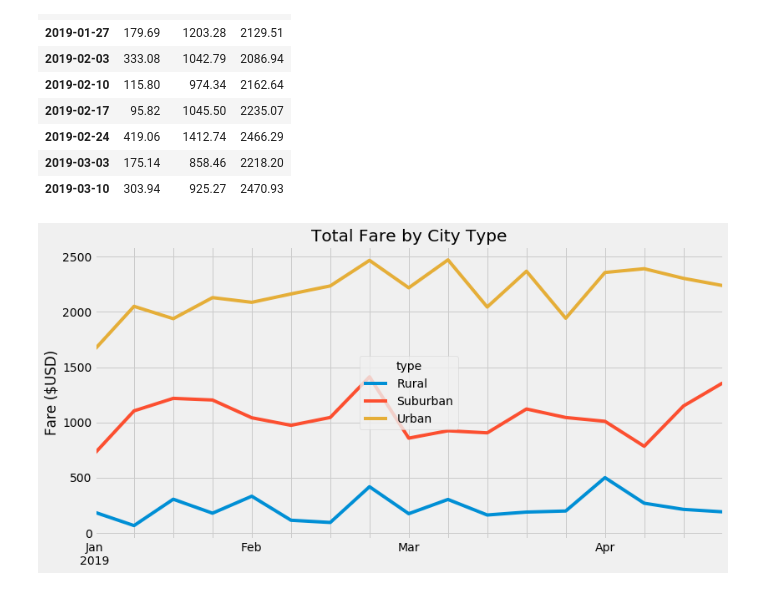
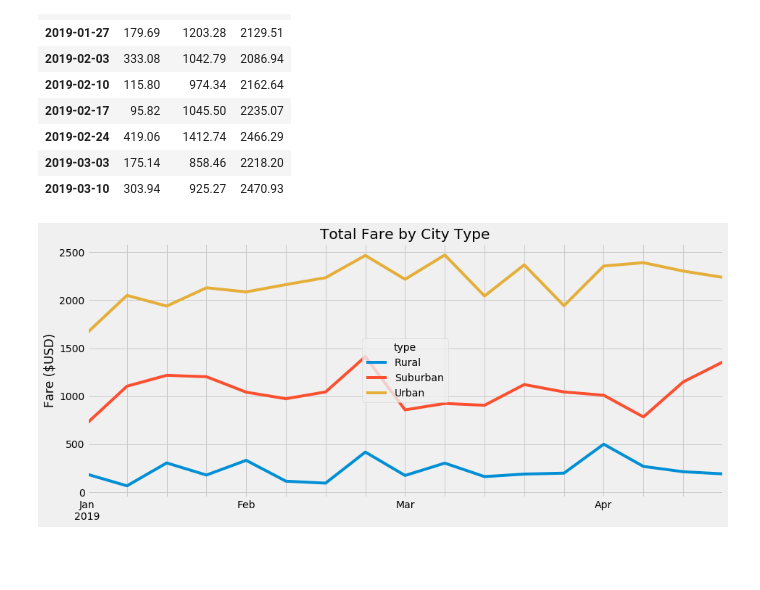
Before and after one commit to HackUnit/PyBer_Analysis, a Jupyter notebook: PyBer_Challenge.ipynb, the cells around one changed output. Drawn from its saved outputs; the diff is of its cells as text; code cells hidden in the pictures; blank space fills up the shorter version.

Commit message:
Finished README, Analysis, and figures

```diff
--- a/PyBer_Challenge.ipynb
+++ b/PyBer_Challenge.ipynb
@@ -208,21 +206,28 @@ pyber_sum_fares_weekly_df.head(10)
 | 2019-03-03 | 175.14 | 858.46 | 2218.20 |
 | 2019-03-10 | 303.94 | 925.27 | 2470.93 |
 # %%
+# 16. Using the object-oriented interface method, plot the resample DataFrame using the df.plot() function.
+
+# Import the style from Matplotlib.
+from matplotlib import style
+# Use the graph style fivethirtyeight.
+style.use('fivethirtyeight')
+
 import numpy as np
-ax = pyber_sum_fares_weekly_df.plot(xticks=pyber_sum_fares_weekly_df.index, figsize=(12,6))
+ax = pyber_sum_fares_weekly_df.plot(xticks=pyber_sum_fares_weekly_df.index, figsize=(14,6))
 
 # Set the x and y label
 ylab = ax.set_ylabel('Fare ($USD)')
 ax.set_xlabel(None)
 
 # Create a title.
 ax.set_title("Total Fare by City Type")
-
 plt.legend(loc='center', title='type')
 
 # Save Figure
 plt.savefig("analysis/PyBer_fare_summary.png")
 
+
 plt.show()
 # %% [output]
-[figure, old version]
+[figure, new version]
```
Also changed, not shown: parts of 1 cell of this notebook, 8 other files.
